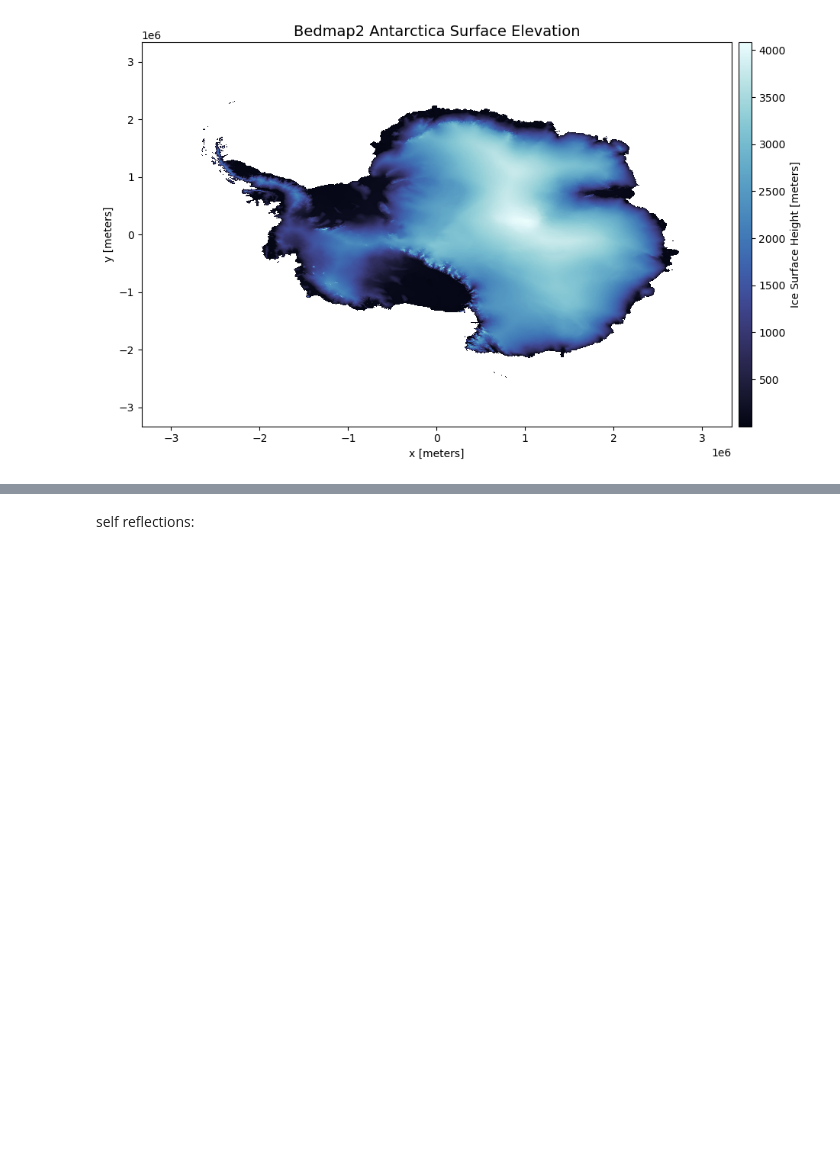
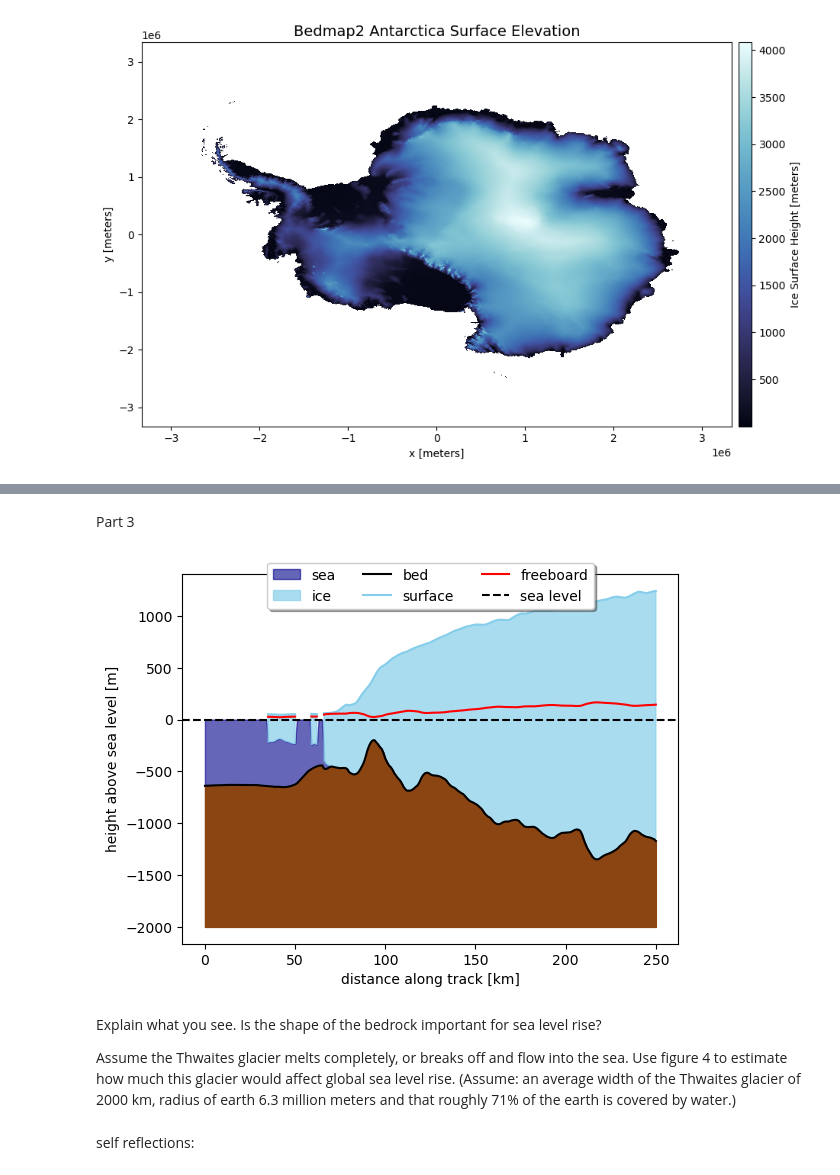
Before and after one commit to AmundRB/MOD300-Group-12, a Jupyter notebook: test01.ipynb, the cells around one changed output, grey strips where cells are left out. Drawn from its saved outputs; the diff is of its cells as text; code cells hidden in the pictures; blank space fills up the shorter version.

```diff
--- a/test01.ipynb
+++ b/test01.ipynb
@@ -618,3 +633,70 @@ Note: you may need to restart the kernel to use updated packages.
+# %% [markdown]
+Part 3
+# %%
+# Extract cross section Thwaites Glacier
+rho_ice = 917; # (kg/m^3) density of ice
+rho_sw = 1030; # (kg/m^3) density of seawater
+
+# pick a line through Thwaites Glacier
+bed1d = bedmap.sel(y=-0.5e6, x=slice(-1.6e6,-1.35e6))
+
+# Add a second x-coordinate to make prettier plots
+# (shift x-axis to start at zero, and convert from m to km)
+bed1d = bed1d.assign_coords({"x2":((bed1d.x+1.6e6)/1e3)})
+x = bed1d['x2'].values
+
+# pick what we want to plot
+thickness = bed1d['thickness'].values
+bed = bed1d['bed'].values
+surface = bed1d['surface'].values
+
+# calculate freeboard
+freeboard =(surface-thickness)*(1-rho_sw/rho_ice)
+
+#Reference levels
+sea_level = np.zeros_like(x) # y=0 line
+deep_bed = np.full_like(x, -2000) # bottom cutoff for bedrock shading
+
+# Ice bottom
+ice_bottom = surface - thickness
+ice_bottom = np.nan_to_num(ice_bottom, nan=0)
+
+# --------------------------
+# Plot fills
+# --------------------------
+# Dark blue: sea (only where bed < 0)
+plt.fill_between(x, bed, ice_bottom, where=bed < 0,
+color="darkblue", alpha=0.6, label="sea")
+
+# Skyblue: ice (above bed or sea)
+plt.fill_between(x, surface, surface - thickness,
+color="skyblue", alpha=0.7, label="ice")
+
+# Brown: bedrock below all
+plt.fill_between(x, bed, deep_bed, color="saddlebrown")
+
+# --------------------------
+# Plot outlines
+# --------------------------
+plt.plot(x, bed, c="k", label="bed")
+plt.plot(x, surface, c="skyblue", label="surface")
+plt.plot(x, freeboard, c="r", label="freeboard")
+plt.axhline(0, color="k", ls="--", label="sea level")
+plt.xlabel("distance along track [km]")
+plt.ylabel("height above sea level [m]")
+plt.legend(loc='upper center', bbox_to_anchor=(0.5, 1.05), ncol=3, fancybox=True, shadow=True)
+plt.show()
+# %% [output]
+[figure, added]
+# %% [markdown]
+Explain what you see. Is the shape of the bedrock important for sea level
+rise?
+
+Assume the Thwaites glacier melts completely, or breaks off and flow into
+the sea. Use figure 4 to estimate how much this glacier would affect global
+sea level rise. (Assume: an average width of the Thwaites glacier of 2000
+km, radius of earth 6.3 million meters and that roughly 71% of the earth
+is covered by water.)
 # %% [markdown]
 self reflections:
 # %% [markdown]
```
Also changed, not shown: parts of 3 cells of this notebook.
